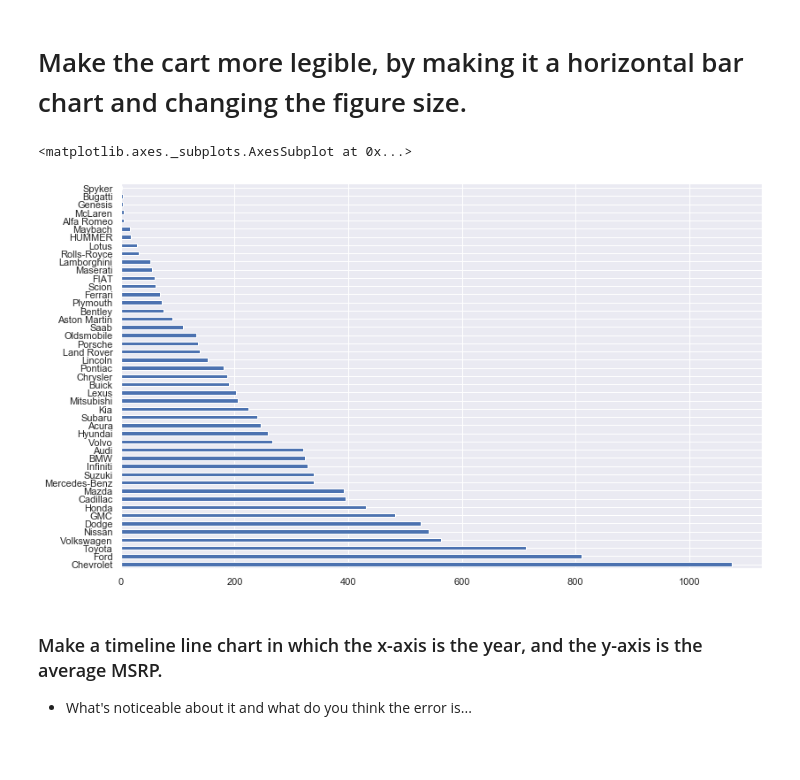
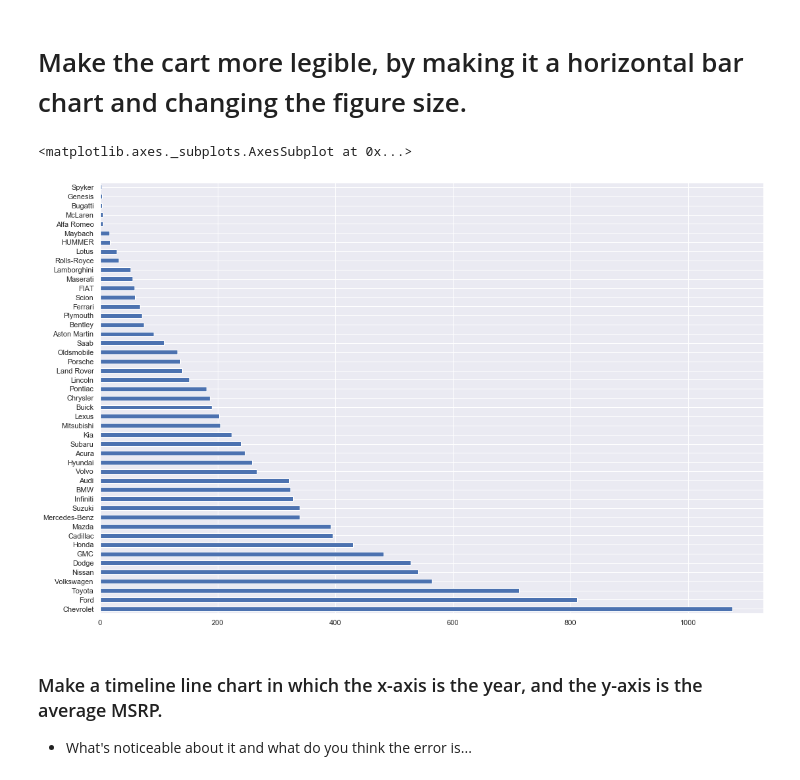
Before and after one commit to miaonanlin/2021-spring-data-science, a Jupyter notebook: Week2-EDA/Exercise-EDA.ipynb, the cells around one changed output. Saved outputs shown, nothing was run; the diff lists cells and outputs as text; code cells hidden in the pictures; blank space fills up the shorter version.

```diff
--- a/Week2-EDA/Exercise-EDA.ipynb
+++ b/Week2-EDA/Exercise-EDA.ipynb
@@ -121,11 +121,11 @@ count.plot(kind="bar", figsize=(13, 8))
 # %%
 # Make the cart more legible, by making it a horizontal bar chart and changing the figure size.
 
 
-count.plot(kind="barh", figsize=(13, 8))
+count.plot(kind="barh", figsize=(18, 12))
 # %% [output]
 <matplotlib.axes._subplots.AxesSubplot at 0x...>
-[figure, old version]
+[figure, new version]
 # %% [markdown]
 ### Make a timeline line chart in which the x-axis is the year, and the y-axis is the average MSRP.
 * What's noticeable about it and what do you think the error is...
```
Also changed, not shown: parts of 8 cells of this notebook.
